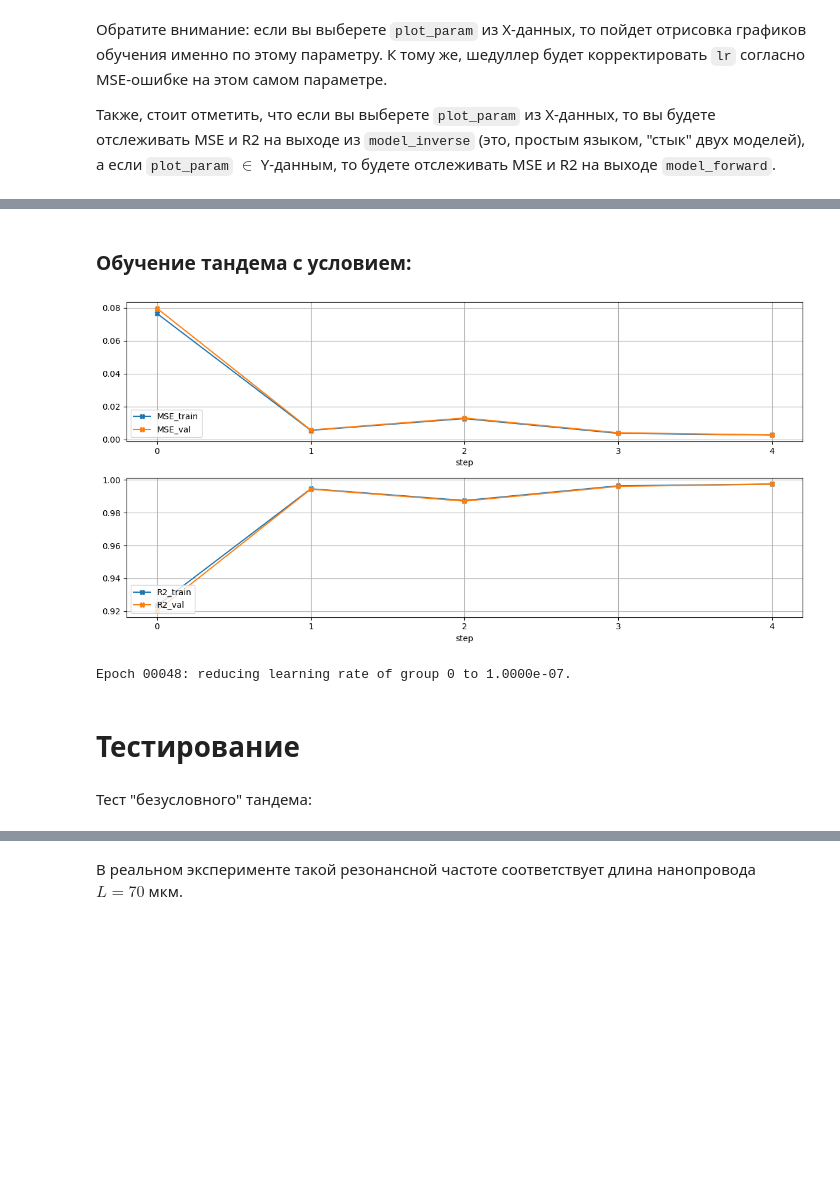
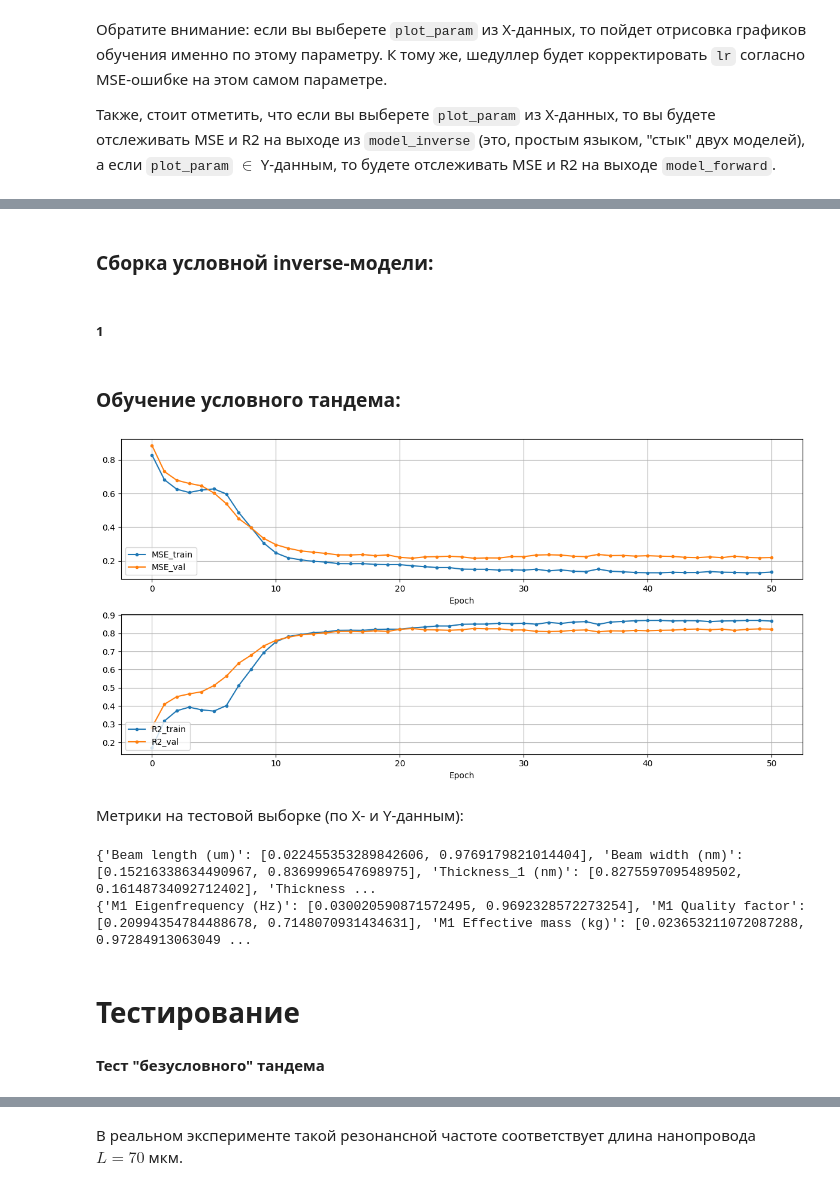
Before and after one commit to PolMix/nems_ai, a Jupyter notebook: Neural ML/Tandem.ipynb, the cells around one changed output, grey strips where cells are left out. Saved outputs shown, nothing was run; the diff lists cells and outputs as text; code cells hidden in the pictures; blank space fills up the shorter version.

```diff
--- a/Neural ML/Tandem.ipynb
+++ b/Neural ML/Tandem.ipynb
@@ -246,7 +244,7 @@ trainset = CustomDataset(x_train, y_train)
 valset = CustomDataset(x_val, y_val)
 testset = CustomDataset(x_test, y_test)
 
-batch_size = 64
+batch_size = 256
 
 train_loader = DataLoader(trainset, batch_size=batch_size, shuffle=True, num_workers=2)
 val_loader = DataLoader(valset, batch_size=batch_size, shuffle=False, num_workers=2)
@@ -428,15 +375,14 @@ from neural_ml import train_tandem
 
 model_inverse = InverseFC().to(device)
 model_forward = deepcopy(model_mlp).to(device)
-optimizer = torch.optim.Adam(model_inverse.parameters(), lr=1e-3)
+optimizer = Lion(model_inverse.parameters(), lr=1e-4)
 criterion = nn.MSELoss()
 scheduler = ReduceLROnPlateau(optimizer=optimizer, mode='min', threshold=1e-8, verbose=True)
 
-num_epochs = 50
-param_names_y = ['M1 Eigenfrequency (Hz)']
+num_epochs = 150
 pp = train_tandem(model_inverse, model_forward,
                   train_loader, val_loader,
                   criterion, optimizer, scheduler,
                   num_epochs, param_names_x=None, param_names_y=param_names_y,
-                  plot_param='M1 Eigenfrequency (Hz)')
+                  plot_param='M1 Quality factor')
 # %% [output]
@@ -444,0 +392,14 @@ Epoch 00043: reducing learning rate of group 0 to 1.0000e-05.
+# %%
+from neural_ml import get_readable_metrics_tandem
+
+param_names_x = ['Beam length (um)', 'Beam width (nm)',
+                 'Thickness_1 (nm)', 'Thickness_2 (nm)',
+                 'Temperature (K)', 'Distance (nm)',
+                 'Gate voltage (V)', 'Pretension (Pa)']
+
+output_dict_inverse, output_dict_forward = get_readable_metrics_tandem(model_inverse, model_forward,
+                                                                       test_loader,
+                                                                       param_names_x, param_names_y)
+
+print(output_dict_inverse)
+print(output_dict_forward)
@@ -444,0 +411,2 @@ Epoch 00043: reducing learning rate of group 0 to 1.0000e-05.
+# %% [markdown]
+### Сборка условной inverse-модели:
@@ -444,0 +467,2 @@ Epoch 00043: reducing learning rate of group 0 to 1.0000e-05.
+# %% [markdown]
+##### 1
@@ -445,41 +603,67 @@ Epoch 00043: reducing learning rate of group 0 to 1.0000e-05.
 # %% [markdown]
-### Обучение тандема с условием:
+### Обучение условного тандема:
 # %%
 from neural_ml import train_tandem_cond
 from neural_ml import get_fix_indices
 
+# X-parameter names:
 param_names_x = ['Beam length (um)', 'Beam width (nm)',
                  'Thickness_1 (nm)', 'Thickness_2 (nm)',
                  'Temperature (K)', 'Distance (nm)',
                  'Gate voltage (V)', 'Pretension (Pa)']
 
-fix_params = ['Thickness_1 (nm)', 'Thickness_2 (nm)',
-              'Temperature (K)', 'Distance (nm)',
-              'Gate voltage (V)', 'Pretension (Pa)']
+# Parameters to be fixed:
+fix_params = ['Temperature (K)', 'Distance (nm)',
+                 'Gate voltage (V)', 'Pretension (Pa)']
 
+# Function that returns indices of fixed parameters in overall X-parameters list
 fix_indices = get_fix_indices(param_names_x, fix_params)
+nonfix_indices = [index for index in range(0, len(param_names_x)) if index not in fix_indices]
 
+# Creating new inverse model
 model_inverse_cond = CondInverseFC(fix_indices).to(device)
+
+# Making a copy of pretrained forward MLP model
 model_forward = deepcopy(model_mlp).to(device)
-optimizer = torch.optim.Adam(model_inverse_cond.parameters(), lr=1e-5)
+
+# Optimizer, criterion and scheduler (see info about scheduler reference parameter above)
+optimizer = Lion(model_inverse_cond.parameters(), lr=1e-5)
 criterion = nn.MSELoss()
 scheduler = ReduceLROnPlateau(optimizer=optimizer, mode='min', threshold=1e-8, verbose=True)
 
+# Training process
 num_epochs = 50
-param_names_y = ['M1 Eigenfrequency (Hz)']
-pp = train_tandem_cond(model_inverse_cond, model_forward,
+pp = train_tandem_cond_f(model_inverse_cond, model_forward,
                        fix_params,
                        train_loader, val_loader,
                        criterion, optimizer, scheduler,
                        num_epochs, param_names_x=None, param_names_y=param_names_y,
-                       plot_param='M1 Eigenfrequency (Hz)')
+                       plot_param='M1 Quality factor')
 # %% [output]
-[figure, old version]
+[figure, new version]
-Epoch 00048: reducing learning rate of group 0 to 1.0000e-07.
+# %% [markdown]
+Метрики на тестовой выборке (по X- и Y-данным):
+# %%
+from neural_ml import get_readable_metrics_tandem_cond
+
+param_names_x = ['Beam length (um)', 'Beam width (nm)',
+                 'Thickness_1 (nm)', 'Thickness_2 (nm)',
+                 'Temperature (K)', 'Distance (nm)',
+                 'Gate voltage (V)', 'Pretension (Pa)']
+
+output_dict_inverse, output_dict_forward = get_readable_metrics_tandem_cond(model_inverse_cond, model_forward,
+                                                                            test_loader, fix_indices,
+                                                                            param_names_x, param_names_y)
+
+print(output_dict_inverse)
+print(output_dict_forward)
+# %% [output]
+{'Beam length (um)': [0.022455353289842606, 0.9769179821014404], 'Beam width (nm)': [0.15216338634490967, 0.8369996547698975], 'Thickness_1 (nm)': [0.8275597095489502, 0.16148734092712402], 'Thickness ...
+{'M1 Eigenfrequency (Hz)': [0.030020590871572495, 0.9692328572273254], 'M1 Quality factor': [0.20994354784488678, 0.7148070931434631], 'M1 Effective mass (kg)': [0.023653211072087288, 0.97284913063049 ...
 # %% [markdown]
 # Тестирование
 # %% [markdown]
-Тест "безусловного" тандема:
+**Тест "безусловного" тандема**
 # %%
 param_list = [2.166e6]
 y_real = pd.DataFrame([param_list])
```
Also changed, not shown: parts of 34 cells of this notebook.
